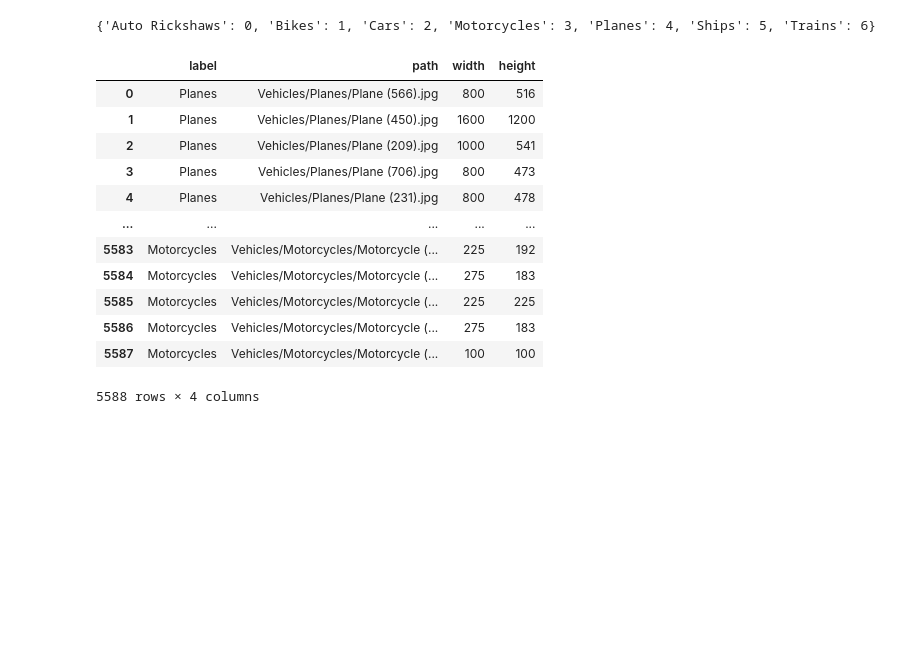
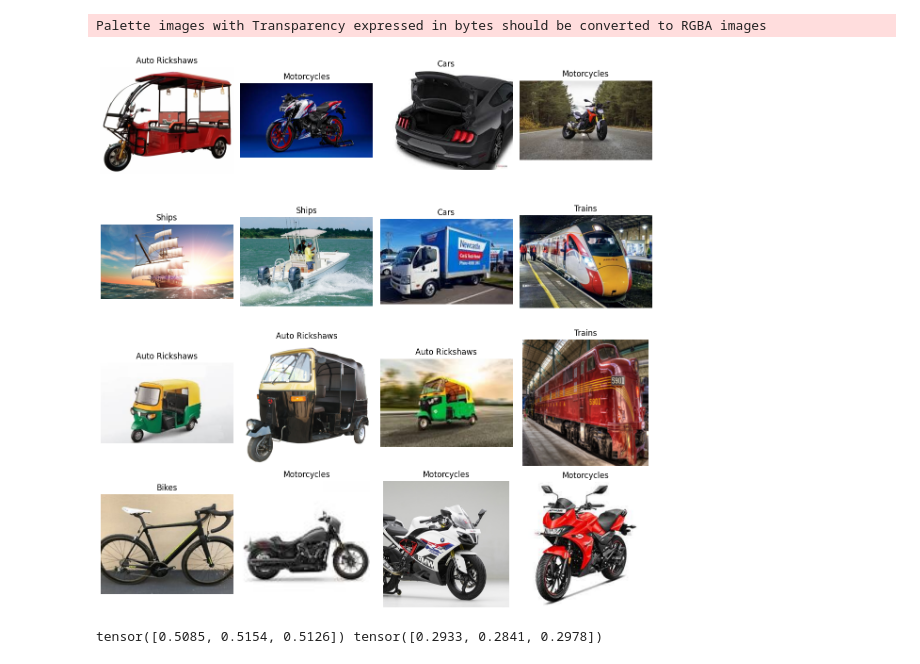
Before and after one commit to heliochromic/vehicles-classifier, a Jupyter notebook: main.ipynb, the cells around one changed output. Cells and saved outputs as stored; diff of their text form; code cells hidden in the pictures; blank space fills up the shorter version.

Commit message:
added and fixed code without trainning results

```diff
--- a/main.ipynb
+++ b/main.ipynb
@@ -75,15 +78,20 @@ class VehiclesDataset:
 
     def __getitem__(self, idx):
         image_path, label = self.image_paths[idx]
-        image = Image.open(image_path).convert('RGB')
+        image = Image.open(image_path)
+
+        if image.mode == 'P' and 'transparency' in image.info:
+            image = image.convert('RGBA')
+
+        image = image.convert('RGB')
+
         if self.transforms:
             image = self.transforms(image)
+
         return image, self.classes[label]
 
     def generate_csv(self):
         data = []
-
-        print(self.classes)
 
         for image_path, label in self.image_paths:
             image = Image.open(image_path).convert('RGB')
@@ -117,20 +125,4 @@ loader = DataLoader(dataset, batch_size=16, num_workers=0, shuffle=False)
 # %%
 df = dataset.generate_csv()
 # %% [output]
-{'Auto Rickshaws': 0, 'Bikes': 1, 'Cars': 2, 'Motorcycles': 3, 'Planes': 4, 'Ships': 5, 'Trains': 6}
+Palette images with Transparency expressed in bytes should be converted to RGBA images
-# %%
-df
-# %% [output]
-|  | label | path | width | height |
-| 0 | Planes | Vehicles/Planes/Plane (566).jpg | 800 | 516 |
-| 1 | Planes | Vehicles/Planes/Plane (450).jpg | 1600 | 1200 |
-| 2 | Planes | Vehicles/Planes/Plane (209).jpg | 1000 | 541 |
-| 3 | Planes | Vehicles/Planes/Plane (706).jpg | 800 | 473 |
-| 4 | Planes | Vehicles/Planes/Plane (231).jpg | 800 | 478 |
-| ... | ... | ... | ... | ... |
-| 5583 | Motorcycles | Vehicles/Motorcycles/Motorcycle (... | 225 | 192 |
-| 5584 | Motorcycles | Vehicles/Motorcycles/Motorcycle (... | 275 | 183 |
-| 5585 | Motorcycles | Vehicles/Motorcycles/Motorcycle (... | 225 | 225 |
-| 5586 | Motorcycles | Vehicles/Motorcycles/Motorcycle (... | 275 | 183 |
-| 5587 | Motorcycles | Vehicles/Motorcycles/Motorcycle (... | 100 | 100 |
-5588 rows × 4 columns
@@ -137,3 +142,23 @@ df
+# %%
+random_indices = random.sample(range(len(df)), 16)
+
+fig, axes = plt.subplots(4, 4, figsize=(12, 12))
+axes = axes.flatten()
+
+for i, idx in enumerate(random_indices):
+    img = Image.open(df.iloc[idx]['path'])
+    axes[i].imshow(img)
+    axes[i].set_title(df.iloc[idx]['label'])
+    axes[i].axis('off')
+
+plt.tight_layout()
+plt.show()
+# %% [output]
+[figure, added]
 # %%
-MEAN, STD = get_mean_and_std(loader)
+MEAN, STD = torch.Tensor([0.5085, 0.5154, 0.5126]), torch.Tensor([0.2933, 0.2841, 0.2978]) # get_mean_and_std(loader)
+
+print(MEAN, STD)
+# %% [output]
+tensor([0.5085, 0.5154, 0.5126]) tensor([0.2933, 0.2841, 0.2978])
 # %%
```
Also changed, not shown: parts of 15 cells of this notebook.
